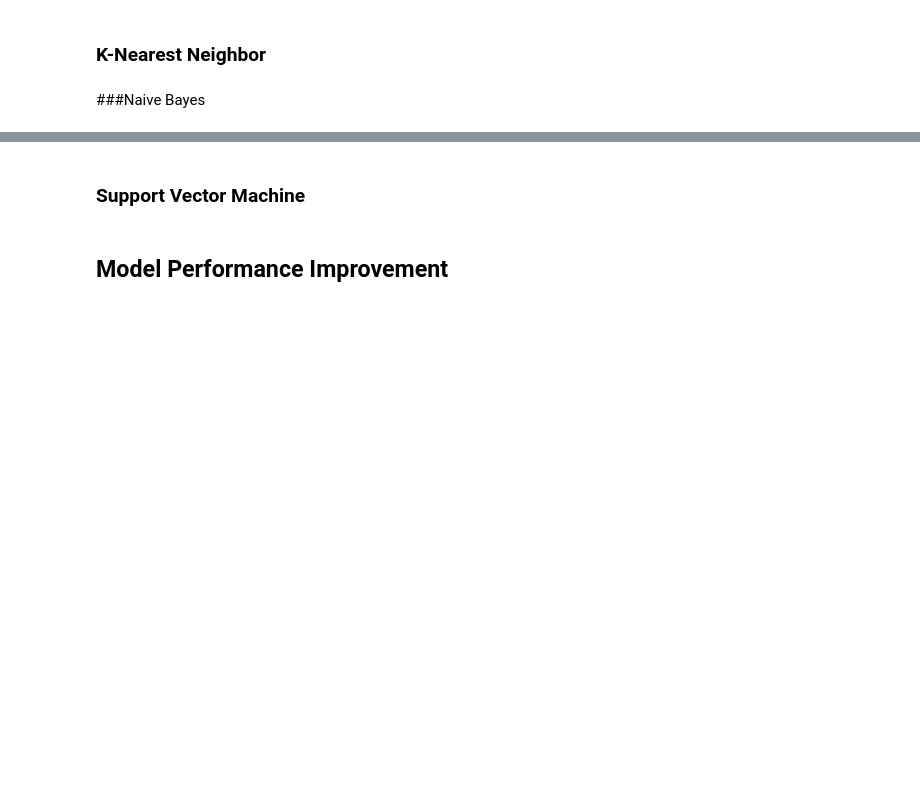
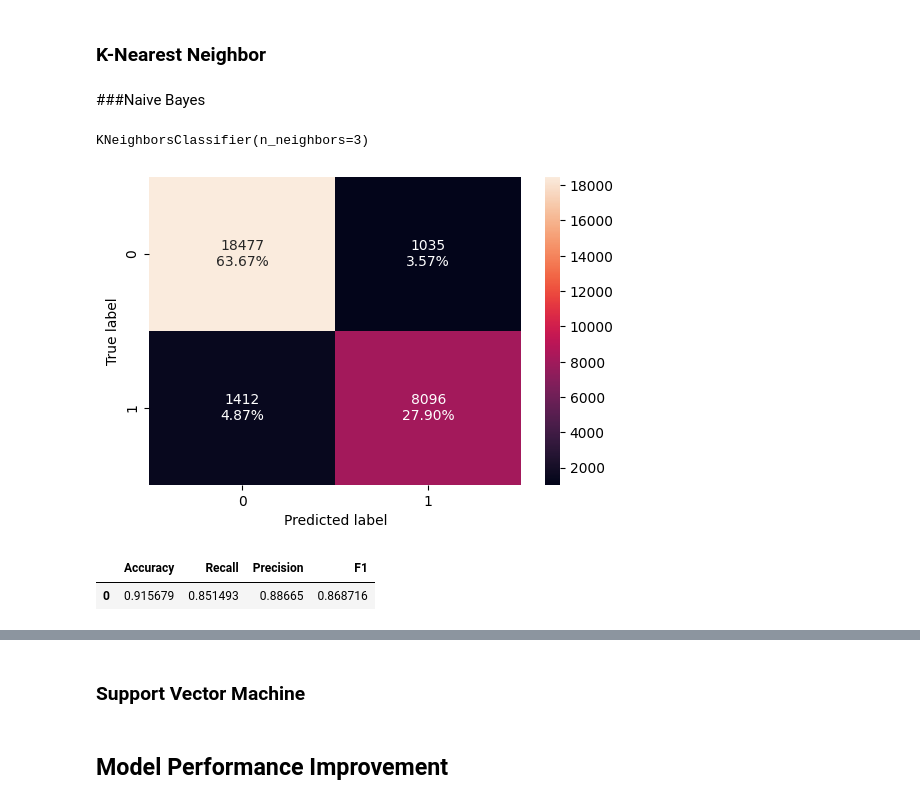
Before and after one commit to akatjizeu/Data-Science, a Jupyter notebook: deakin-bridging/ML2/ML2_INN_Full_code_Learner_notebook.ipynb, the cells around one changed output, grey strips where cells are left out. Saved outputs shown, nothing was run; the diff lists cells and outputs as text; code cells hidden in the pictures; blank space fills up the shorter version.

```diff
--- a/deakin-bridging/ML2/ML2_INN_Full_code_Learner_notebook.ipynb
+++ b/deakin-bridging/ML2/ML2_INN_Full_code_Learner_notebook.ipynb
@@ -1520,3 +1520,22 @@ def plot_confusion_matrix(model, predictors, target, threshold=0.5):
 ### K-Nearest Neighbor
 # %% [markdown]
 ###Naive Bayes
+# %%
+# instantiate learning model (k = 3)
+knn_0 = KNeighborsClassifier(n_neighbors = 3)
+# fitting the model
+knn_0.fit(X_train, y_train)
+# %% [output]
+KNeighborsClassifier(n_neighbors=3)
+# %%
+# Create confusion matrix for train data
+plot_confusion_matrix(knn_0, X_train, y_train)
+# %% [output]
+[figure, added]
+# %%
+# check performance on train data
+knn_0_perf_train = model_performance_classification(knn_0, X_train, y_train)
+knn_0_perf_train
+# %% [output]
+|  | Accuracy | Recall | Precision | F1 |
+| 0 | 0.915679 | 0.851493 | 0.88665 | 0.868716 |
```
Also changed, not shown: parts of 2 cells of this notebook.
